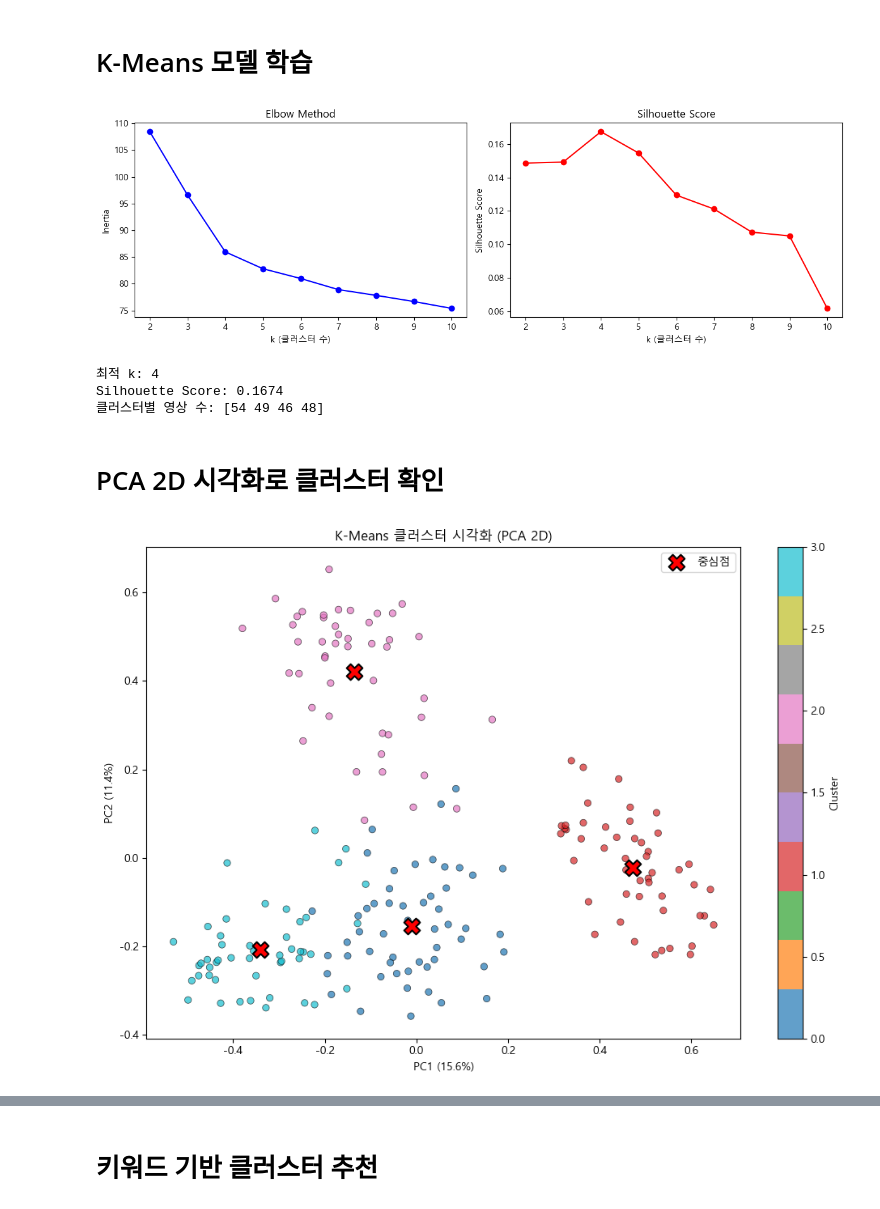
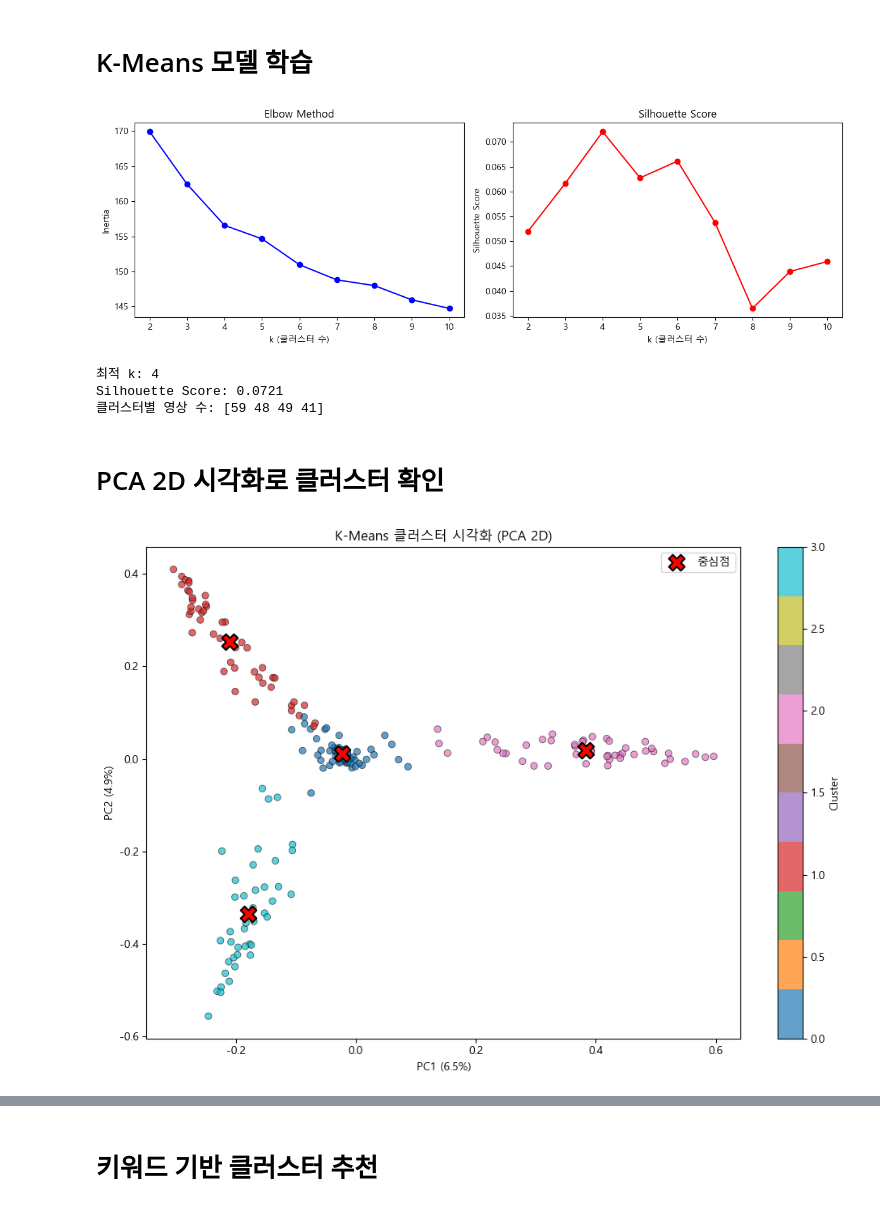
Before and after one commit to ChekItOut/AI-teamproject, a Jupyter notebook: Model.ipynb, the cells around one changed output, grey strips where cells are left out. Saved outputs shown, nothing was run; the diff lists cells and outputs as text; code cells hidden in the pictures.

```diff
--- a/Model.ipynb
+++ b/Model.ipynb
@@ -17,10 +17,6 @@ with open('tfidf_matrix.pkl', 'rb') as f:
 # --- 4) TF-IDF Vectorizer ---
 with open('tfidf_vectorizer.pkl', 'rb') as f:
     vectorizer = pickle.load(f)
-
-# --- 5) sentence BERT 행렬 ---
-with open('sbert_matrix.pkl', 'rb') as f:
-    sbert_matrix = pickle.load(f)
 
 # === 로드 확인 ===
 print('=== comments_df ===')
@@ -41,10 +37,6 @@ print(f'\n=== vectorizer ===')
 print(f'  Type: {type(vectorizer)}')
 print(f'  Feature 수: {len(vectorizer.get_feature_names_out())}')
 print(f'  Feature 샘플: {list(vectorizer.get_feature_names_out()[:10])}')
-
-print(f'\n=== sbert_matrix ===')
-print(f'  Type: {type(sbert_matrix)}')
-print(f'  Shape: {sbert_matrix.shape}')
 # %% [output]
 === comments_df ===
   Shape: (9466, 8)
@@ -84,8 +72,8 @@ plt.rcParams['font.family'] = 'Malgun Gothic'
 plt.rcParams['axes.unicode_minus'] = False
 
 # 데이터 로드
-with open('sbert_matrix.pkl', 'rb') as f:
-    sbert_matrix = pickle.load(f)
+with open('tfidf_matrix.pkl', 'rb') as f:
+    tfidf_matrix = pickle.load(f)
 video_df = pd.read_csv('video_documents.csv', encoding='utf-8-sig')
 
 # --- Elbow Method + Silhouette Score ---
@@ -95,9 +83,9 @@ sil_scores = []
 
 for k in K_range:
     km = KMeans(n_clusters=k, random_state=42, n_init=10)
-    labels=km.fit_predict(sbert_matrix)
+    km.fit(tfidf_matrix)
     inertias.append(km.inertia_)
-    sil_scores.append(silhouette_score(sbert_matrix, km.labels_))
+    sil_scores.append(silhouette_score(tfidf_matrix, km.labels_))
 
 # 시각화
 fig, axes = plt.subplots(1, 2, figsize=(12, 4))
@@ -119,16 +107,16 @@ plt.show()
 # 최적 k로 최종 모델 학습 (예: k=4)
 best_k = 4
 kmeans = KMeans(n_clusters=best_k, random_state=42, n_init=10)
-kmeans.fit(sbert_matrix)
+kmeans.fit(tfidf_matrix)
 
 print(f'최적 k: {best_k}')
-print(f'Silhouette Score: {silhouette_score(sbert_matrix, kmeans.labels_):.4f}')
+print(f'Silhouette Score: {silhouette_score(tfidf_matrix, kmeans.labels_):.4f}')
 print(f'클러스터별 영상 수: {np.bincount(kmeans.labels_)}')
 # %% [output]
-[figure, old version]
+[figure, new version]
 최적 k: 4
-Silhouette Score: 0.1674
-클러스터별 영상 수: [54 49 46 48]
+Silhouette Score: 0.0721
+클러스터별 영상 수: [59 48 49 41]
 # %% [markdown]
 <h1>PCA 2D 시각화로 클러스터 확인
 # %%
@@ -136,47 +124,39 @@ from sklearn.decomposition import PCA
 
 # PCA로 2차원 축소
 pca = PCA(n_components=2, random_state=42)
-coords = pca.fit_transform(sbert_matrix)
+coords = pca.fit_transform(tfidf_matrix.toarray())
 
 # 시각화
 plt.figure(figsize=(10, 7))
 scatter = plt.scatter(
     coords[:, 0], coords[:, 1],
     c=kmeans.labels_, cmap='tab10', alpha=0.7, edgecolors='k', linewidths=0.5
 )
 plt.colorbar(scatter, label='Cluster')
 plt.xlabel(f'PC1 ({pca.explained_variance_ratio_[0]:.1%})')
 plt.ylabel(f'PC2 ({pca.explained_variance_ratio_[1]:.1%})')
 plt.title('K-Means 클러스터 시각화 (PCA 2D)')
 
 # 클러스터 중심점 표시
 centers_2d = pca.transform(kmeans.cluster_centers_)
 plt.scatter(
     centers_2d[:, 0], centers_2d[:, 1],
     c='red', marker='X', s=200, edgecolors='k', linewidths=1.5, label='중심점'
 )
 plt.legend()
 plt.tight_layout()
 plt.savefig('kmeans_pca_visualization.png', dpi=150)
 plt.show()
 
 # 각 클러스터별 상위 키워드 확인
-#with open('tfidf_vectorizer.pkl', 'rb') as f:
-#    vectorizer = pickle.load(f)
+with open('tfidf_vectorizer.pkl', 'rb') as f:
+    vectorizer = pickle.load(f)
 
-#feature_names = vectorizer.get_feature_names_out()
-# for i in range(best_k):
-#     center = kmeans.cluster_centers_[i]
-#     top_indices = center.argsort()[::-1][:10]
-#     top_words = [feature_names[idx] for idx in top_indices]
-#     print(f'클러스터 {i}: {", ".join(top_words)}')
-video_df['cluster'] = labels
-
+feature_names = vectorizer.get_feature_names_out()
 for i in range(best_k):
-    print(f'\n===== 클러스터 {i} =====')
-    cluster_data = video_df[video_df['cluster'] == i]
-
-    for text in cluster_data['all_tokens'].head(10):
-        print('-', text)
+    center = kmeans.cluster_centers_[i]
+    top_indices = center.argsort()[::-1][:10]
+    top_words = [feature_names[idx] for idx in top_indices]
+    print(f'클러스터 {i}: {", ".join(top_words)}')
 # %% [output]
-[figure, old version]
+[figure, new version]
```
Also changed, not shown: parts of 4 cells of this notebook, 14 other files.
